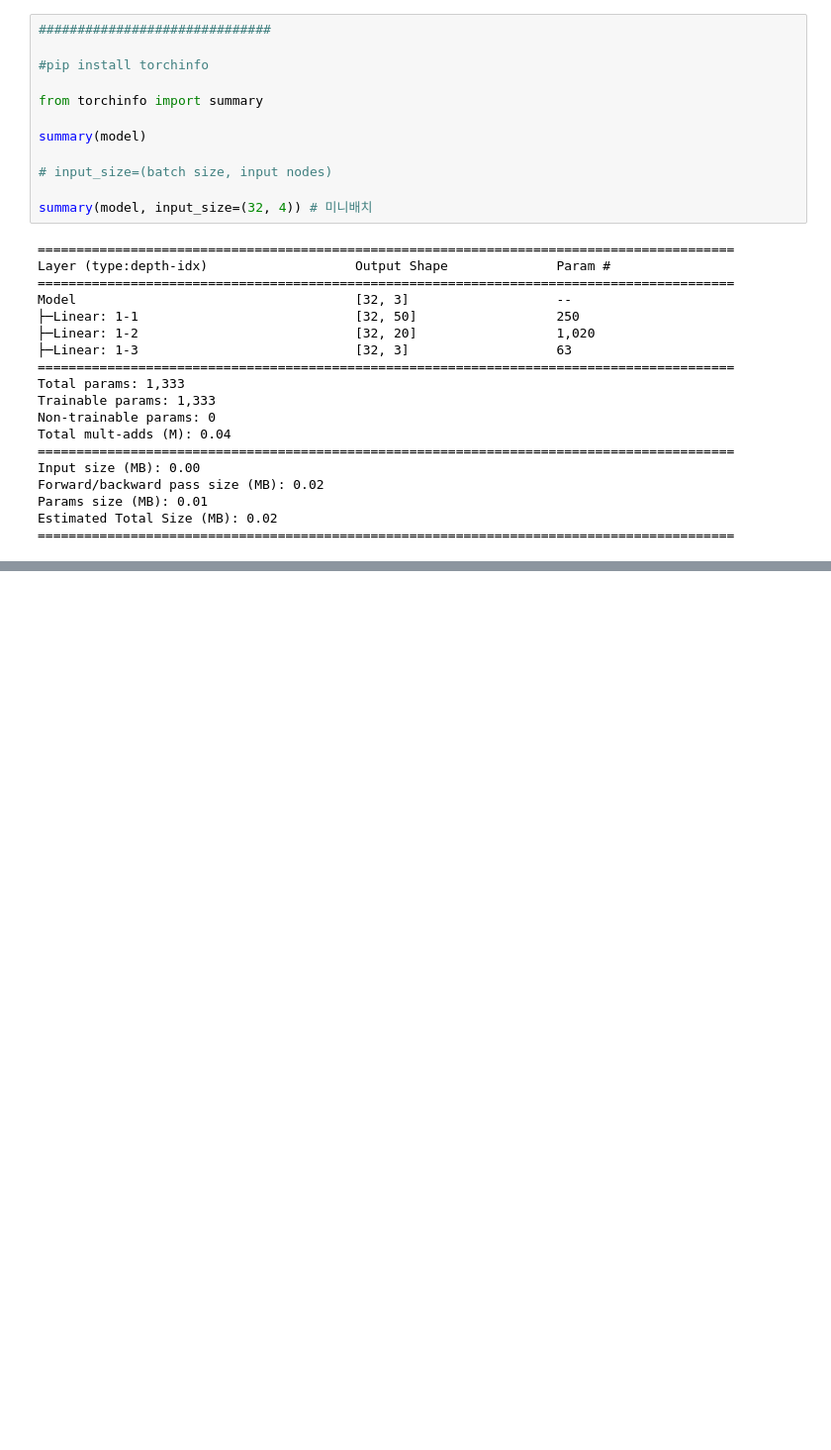
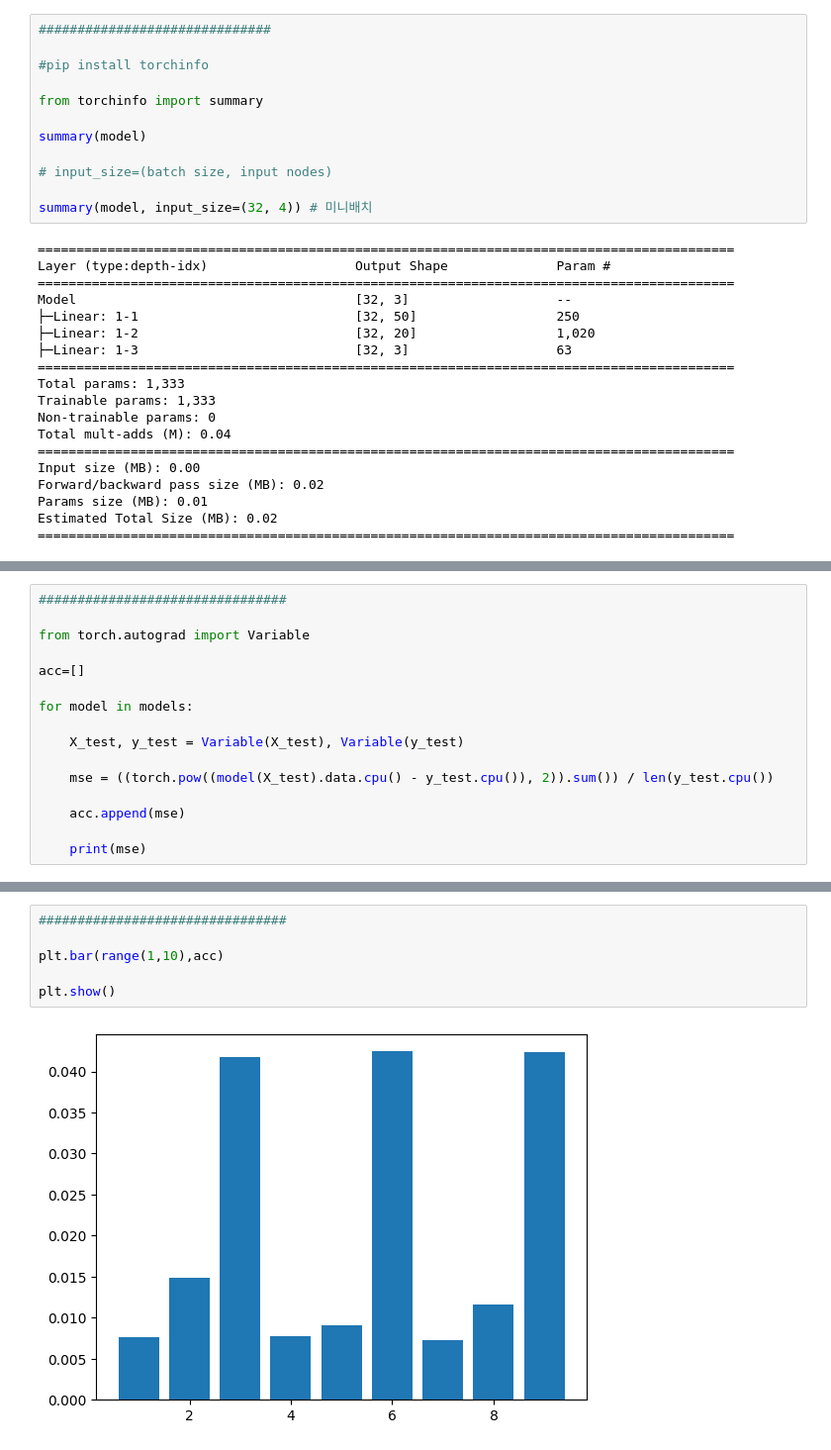
Before and after one commit to manki8908/Class_TJ_c22, a Jupyter notebook: SRC/python-pytorch.ipynb, the cells around one changed output, grey strips where cells are left out. Shown at 99% size. Drawn from its saved outputs; the diff is of its cells as text; blank space fills up the shorter version.

```diff
--- a/SRC/python-pytorch.ipynb
+++ b/SRC/python-pytorch.ipynb
@@ -341,0 +1542,16 @@ Estimated Total Size (MB): 0.02
+# %%
+################################
+
+from torch.autograd import Variable
+
+acc=[]
+
+for model in models:
+
+    X_test, y_test = Variable(X_test), Variable(y_test)
+
+    mse = ((torch.pow((model(X_test).data.cpu() - y_test.cpu()), 2)).sum()) / len(y_test.cpu())
+
+    acc.append(mse)
+
+    print(mse)
@@ -341,0 +1588,8 @@ Estimated Total Size (MB): 0.02
+# %%
+################################
+
+plt.bar(range(1,10),acc)
+
+plt.show()
+# %% [output]
+[figure, added]
```
Also changed, not shown: parts of 66 cells of this notebook, 1 other file.
